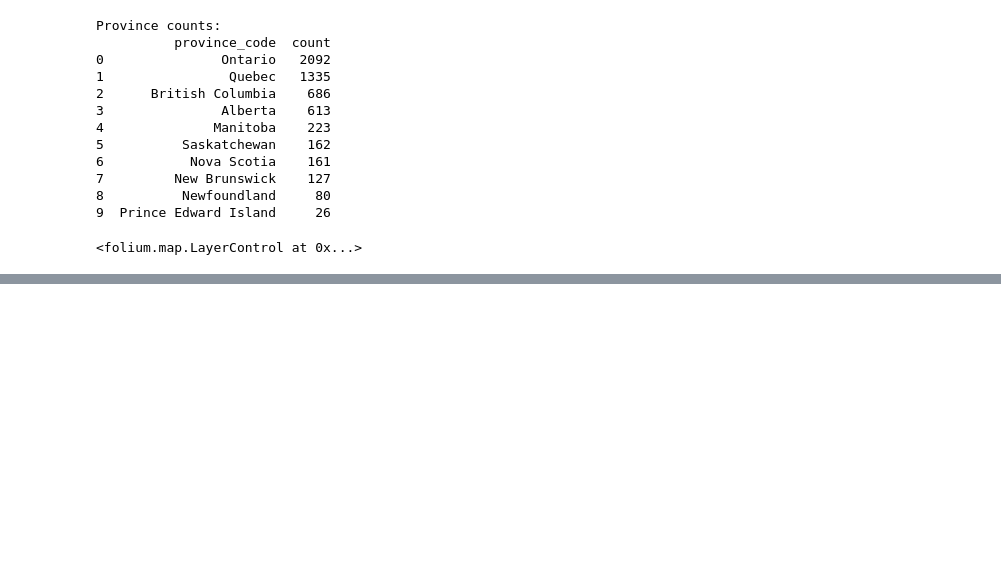
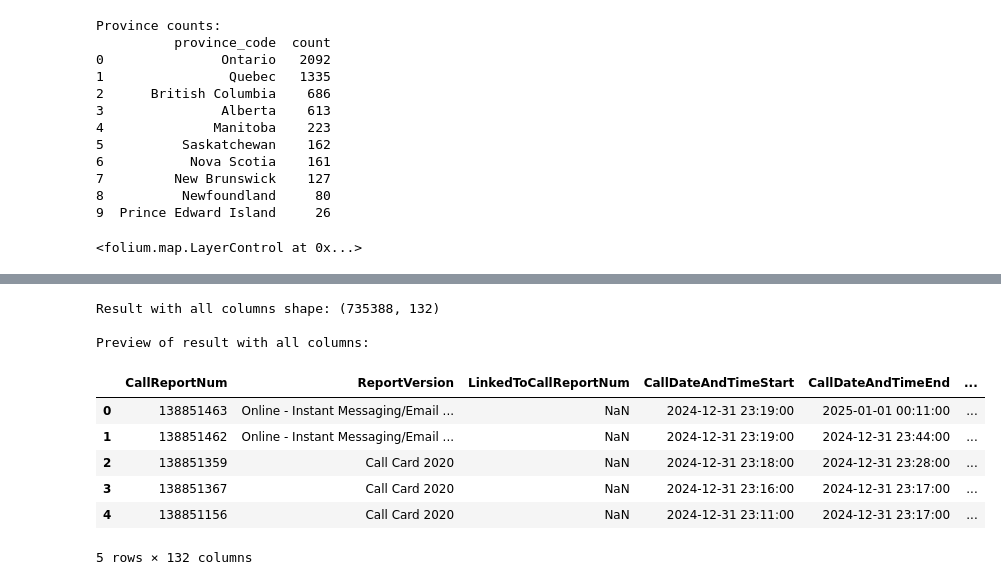
Before and after one commit to bonesclarke/NMHD, a Jupyter notebook: nmhd_analysis_notebook.ipynb, the cells around one changed output, grey strips where cells are left out. Drawn from its saved outputs; the diff is of its cells as text; code cells hidden in the pictures; blank space fills up the shorter version.

Commit message:
added loading of Distress Centre Calgary data

```diff
--- a/nmhd_analysis_notebook.ipynb
+++ b/nmhd_analysis_notebook.ipynb
@@ -481,0 +545,43 @@ canada_map
+# %%
+# Append the data together - outer join
+def standardize_columns(df, df_name):
+    # Create a copy to avoid modifying the original
+    df = df.copy()
+
+    # Add source information to track which dataset each row came from
+    df['source_dataset'] = df_name
+
+    return df
+
+# Standardize each dataframe
+standardized_dfs = []
+for name, df in [('dccd_23_24', dccd_23_24_df),
+                 ('dccd_21_22', dccd_21_22_df),
+                 ('dccd_20', dccd_20_df),
+                 ('dccd_19', dccd_19_df),
+                 ('dccd_17_18', dccd_17_18_df),
+                 ('dccd_15_16', dccd_15_16_df)]:
+    standardized_dfs.append(standardize_columns(df, name))
+
+def append_with_all_columns():
+    # Concatenate all dataframes
+    result_df = pd.concat(standardized_dfs, ignore_index=True)
+    return result_df
+
+dccd_all_df = append_with_all_columns()
+
+print(f"Result with all columns shape: {dccd_all_df.shape}")
+
+print("\nPreview of result with all columns:")
+display(dccd_all_df.head())
+# %% [output]
+Result with all columns shape: (735388, 132)
+
+Preview of result with all columns:
+|  | CallReportNum | ReportVersion | LinkedToCallReportNum | CallDateAndTimeStart | CallDateAndTimeEnd | ... |
+| 0 | 138851463 | Online - Instant Messaging/Email ... | NaN | 2024-12-31 23:19:00 | 2025-01-01 00:11:00 | ... |
+| 1 | 138851462 | Online - Instant Messaging/Email ... | NaN | 2024-12-31 23:19:00 | 2024-12-31 23:44:00 | ... |
+| 2 | 138851359 | Call Card 2020 | NaN | 2024-12-31 23:18:00 | 2024-12-31 23:28:00 | ... |
+| 3 | 138851367 | Call Card 2020 | NaN | 2024-12-31 23:16:00 | 2024-12-31 23:17:00 | ... |
+| 4 | 138851156 | Call Card 2020 | NaN | 2024-12-31 23:11:00 | 2024-12-31 23:17:00 | ... |
+5 rows × 132 columns
```
Also changed, not shown: parts of 21 cells of this notebook, 2 other files.
